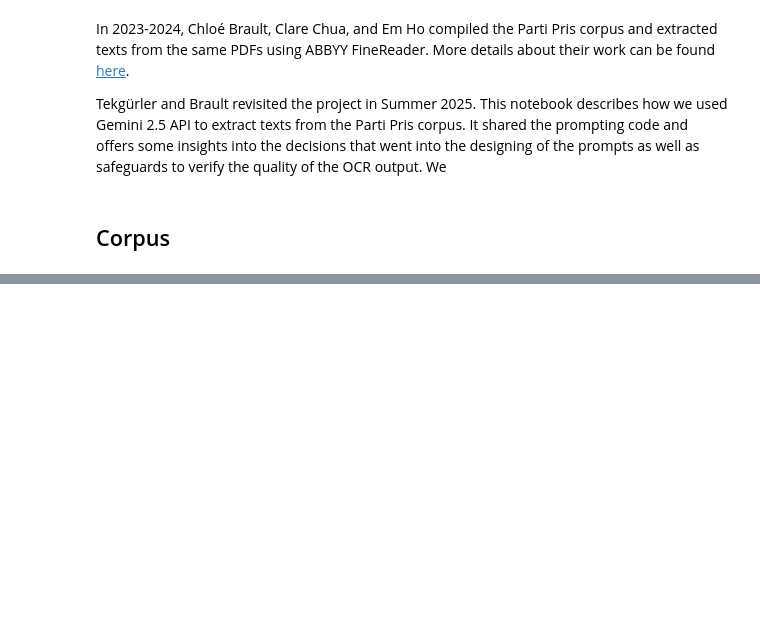
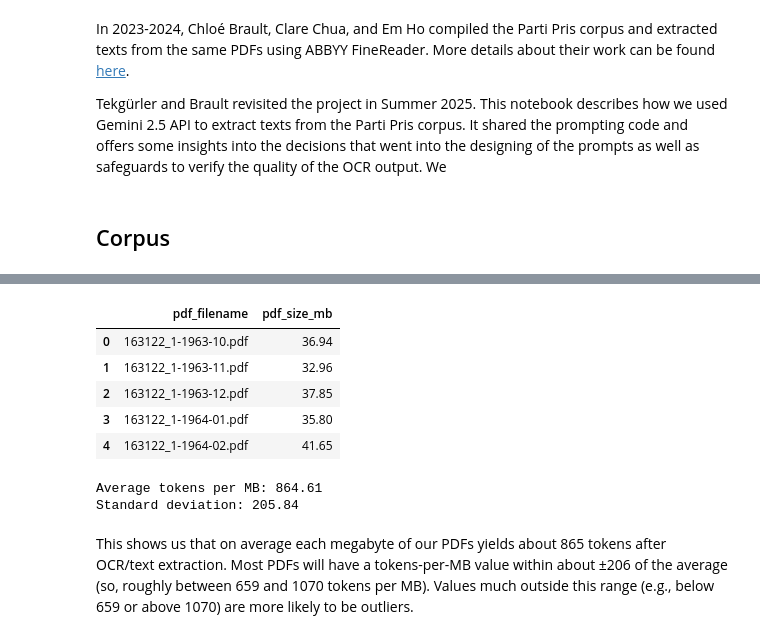
Before and after one commit to mervetekgurler/partipris, a Jupyter notebook: notebooks/text_extraction.ipynb, the cells around one changed output, grey strips where cells are left out. Saved outputs shown, nothing was run; the diff lists cells and outputs as text; code cells hidden in the pictures; blank space fills up the shorter version.

```diff
--- a/notebooks/text_extraction.ipynb
+++ b/notebooks/text_extraction.ipynb
@@ -111,0 +104,25 @@ df_combined.head()
+# %%
+# Saving the PDF size for better comparison
+import os
+
+def get_pdf_size(filename):
+    # The PDF corpus is not shared in this repository
+    # You need to adjust the path to data if you want to test this code on the 3 example PDFs
+    for folder in ["../pdf_corpus/full_pdfs", "../pdf_corpus/split_pdfs"]:
+        path = os.path.join(folder, filename)
+        if os.path.exists(path):
+            size_bytes = os.path.getsize(path)
+            return size_bytes / 1_000_000  # size in MB (decimal format)
+            #return size_bytes / (1024 * 1024)  # size in MB (binary format)
+    return None
+
+df['pdf_size_mb'] = df['pdf_filename'].apply(lambda x: round(get_pdf_size(x), 2))
+
+df[['pdf_filename', 'pdf_size_mb']].head()
+# %% [output]
+|  | pdf_filename | pdf_size_mb |
+| 0 | 163122_1-1963-10.pdf | 36.94 |
+| 1 | 163122_1-1963-11.pdf | 32.96 |
+| 2 | 163122_1-1963-12.pdf | 37.85 |
+| 3 | 163122_1-1964-01.pdf | 35.80 |
+| 4 | 163122_1-1964-02.pdf | 41.65 |
@@ -111,0 +136,13 @@ df_combined.head()
+# %%
+# First, let's check the standard deviation and mean of the tokens per MB
+
+mean_ratio = df['tokens_per_mb'].mean()
+std_ratio = df['tokens_per_mb'].std()
+
+print(f"\nAverage tokens per MB: {mean_ratio:.2f}")
+print(f"Standard deviation: {std_ratio:.2f}")
+# %% [output]
+Average tokens per MB: 864.61
+Standard deviation: 205.84
+# %% [markdown]
+This shows us that on average each megabyte of our PDFs yields about 865 tokens after OCR/text extraction. Most PDFs will have a tokens-per-MB value within about ±206 of the average (so, roughly between 659 and 1070 tokens per MB). Values much outside this range (e.g., below 659 or above 1070) are more likely to be outliers.
```
Also changed, not shown: parts of 22 cells of this notebook, 9 other files.
